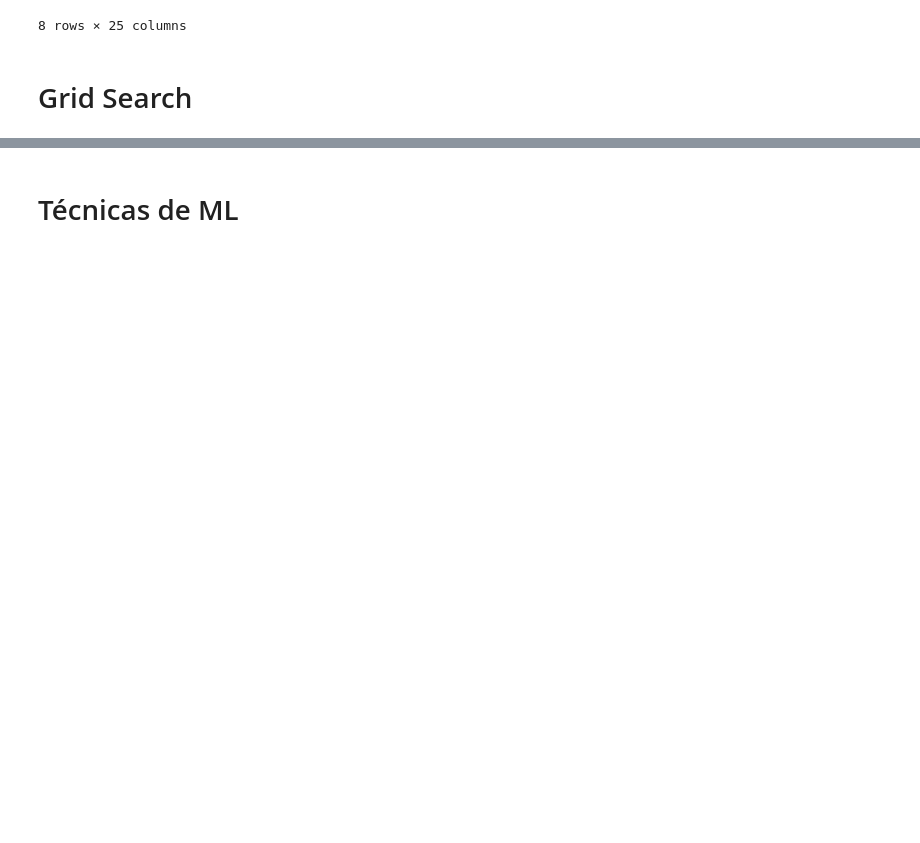
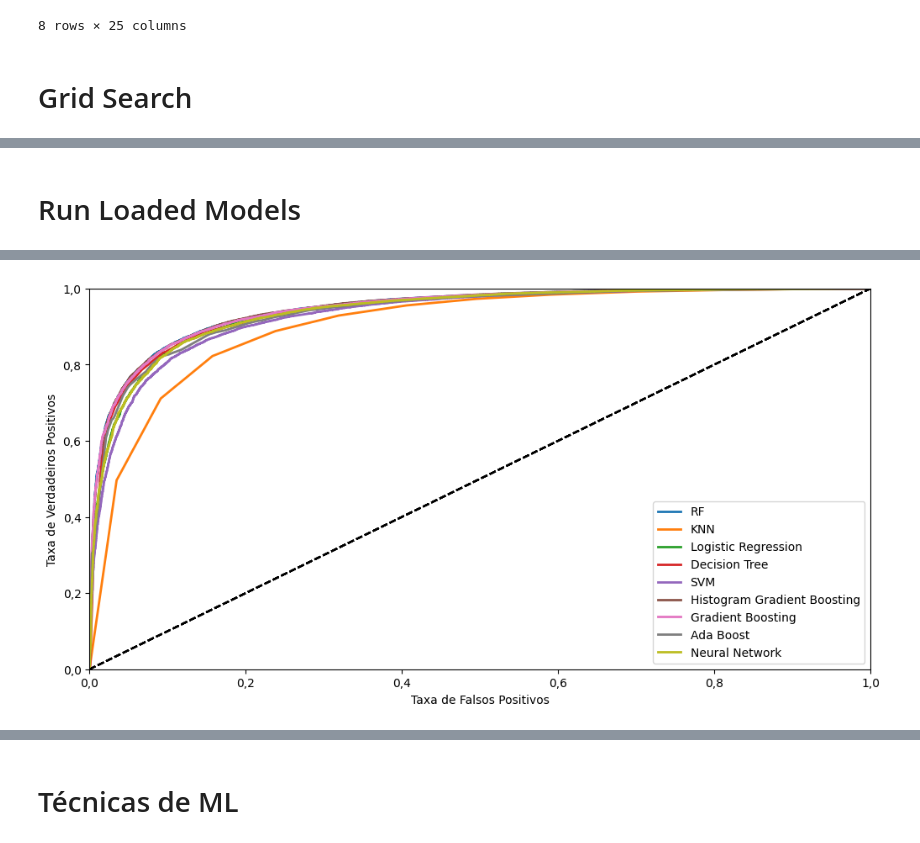
Before and after one commit to mrelero/machine-learning-anatel-database, a Jupyter notebook: Paper2/Model1.ipynb, the cells around one changed output, grey strips where cells are left out. Saved outputs shown, nothing was run; the diff lists cells and outputs as text; code cells hidden in the pictures; blank space fills up the shorter version.

```diff
--- a/Paper2/Model1.ipynb
+++ b/Paper2/Model1.ipynb
@@ -503,0 +475,7 @@ KeyError: 'SVM'
+# %%
+files = dict()
+
+for i in classifiers_GRID_Result:
+    filenameaux = i + ".sav"
+    filename = filenameaux.replace(" ","")
+    joblib.dump(classifiers_GRID_Result[i], filename)
@@ -503,0 +486,3 @@ KeyError: 'SVM'
+# %%
+filename = "NeuralNewtorkSciKeras"
+classifiers_GRID_Result["Neural Network"].model_.save(filename)
@@ -503,0 +493,13 @@ KeyError: 'SVM'
+# %%
+Models_Loaded_GridSearch = dict()
+
+for i in classifiers_GRID_Result:
+    if i == "Neural Network":
+        filename = "NeuralNewtorkSciKeras"
+        aux = keras.models.load_model(filename)
+        Models_Loaded_GridSearch[i] = KerasClassifier(aux)
+        Models_Loaded_GridSearch[i].initialize(X_train, y_train)
+    else:
+        filenameaux = i + ".sav"
+        filename = filenameaux.replace(" ","")
+        Models_Loaded_GridSearch[i] = joblib.load(filename)
@@ -503,0 +529,22 @@ KeyError: 'SVM'
+# %% [markdown]
+# Run Loaded Models
+# %%
+desempenho_ml_1 = pd.DataFrame(columns=['ML','Acc','Precision','Recall', 'F1', 'AUC-Score'])
+y_pred_prob =[]
+y_pred = []
+for number, i in enumerate(Models_Loaded_GridSearch):
+    y_pred = Models_Loaded_GridSearch[i].predict(X_test)
+    acc = metrics.accuracy_score(y_test, y_pred)
+    y_pred_prob = Models_Loaded_GridSearch[i].predict_proba(X_test)
+    y_pred_prob = y_pred_prob[:, 1]
+    cm = confusion_matrix(y_test, y_pred)
+    pr = precision_score(y_test,y_pred)
+    rec = recall_score(y_test,y_pred)
+    F1 = f1_score(y_test, y_pred)
+    fpr, tpr, threshold = roc_curve(y_test,y_pred_prob)
+    plot_roc_curve(fpr,tpr,  i)
+    auc = roc_auc_score(y_test,y_pred_prob)
+    desempenho_ml_1.loc[number] = pd.Series({'ML': i, 'Acc': acc, 'Precision': pr, 'Recall': rec, 'F1': F1, 'AUC-Score': auc})
+    y_pred_prob =[]
+    y_pred = []
+# %% [output]
@@ -503,0 +553 @@ KeyError: 'SVM'
+[figure, added]
```
Also changed, not shown: parts of 31 cells of this notebook, 13 other files.
